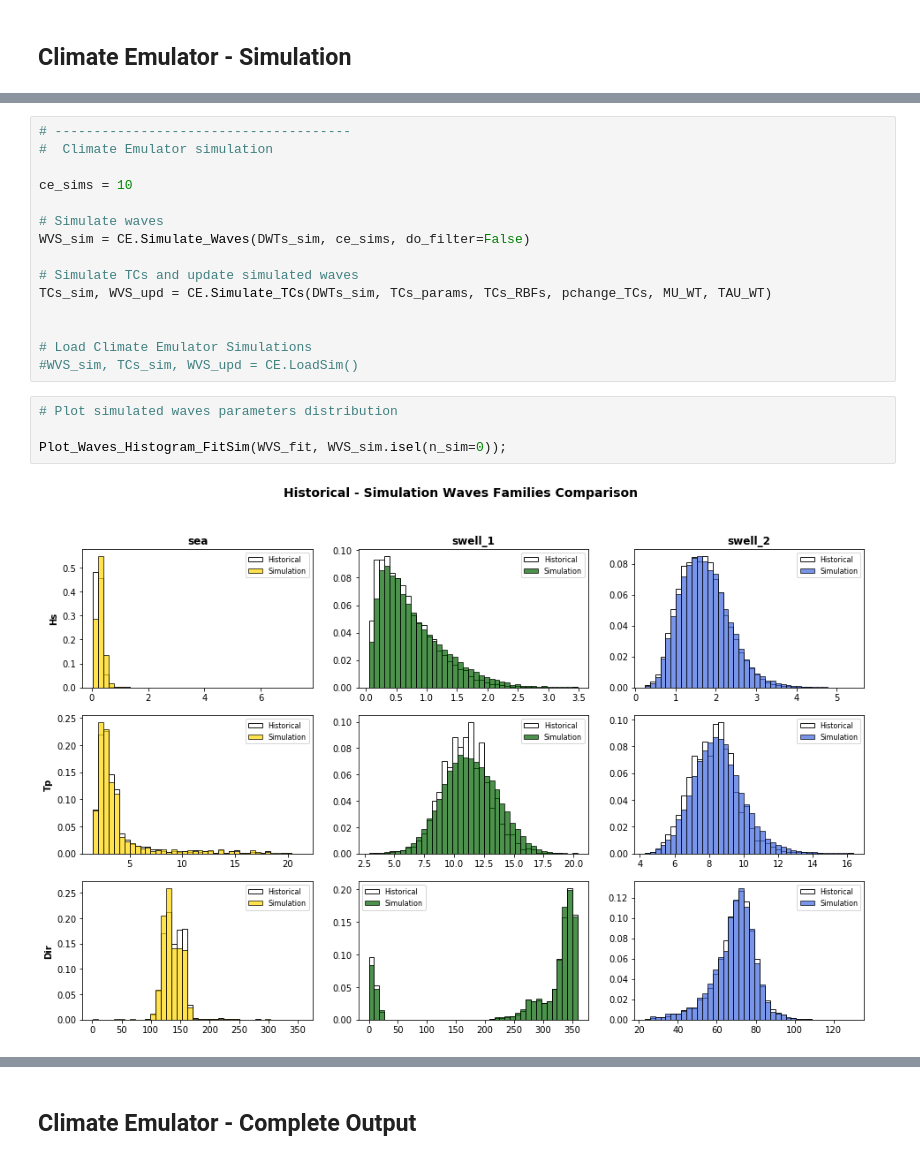
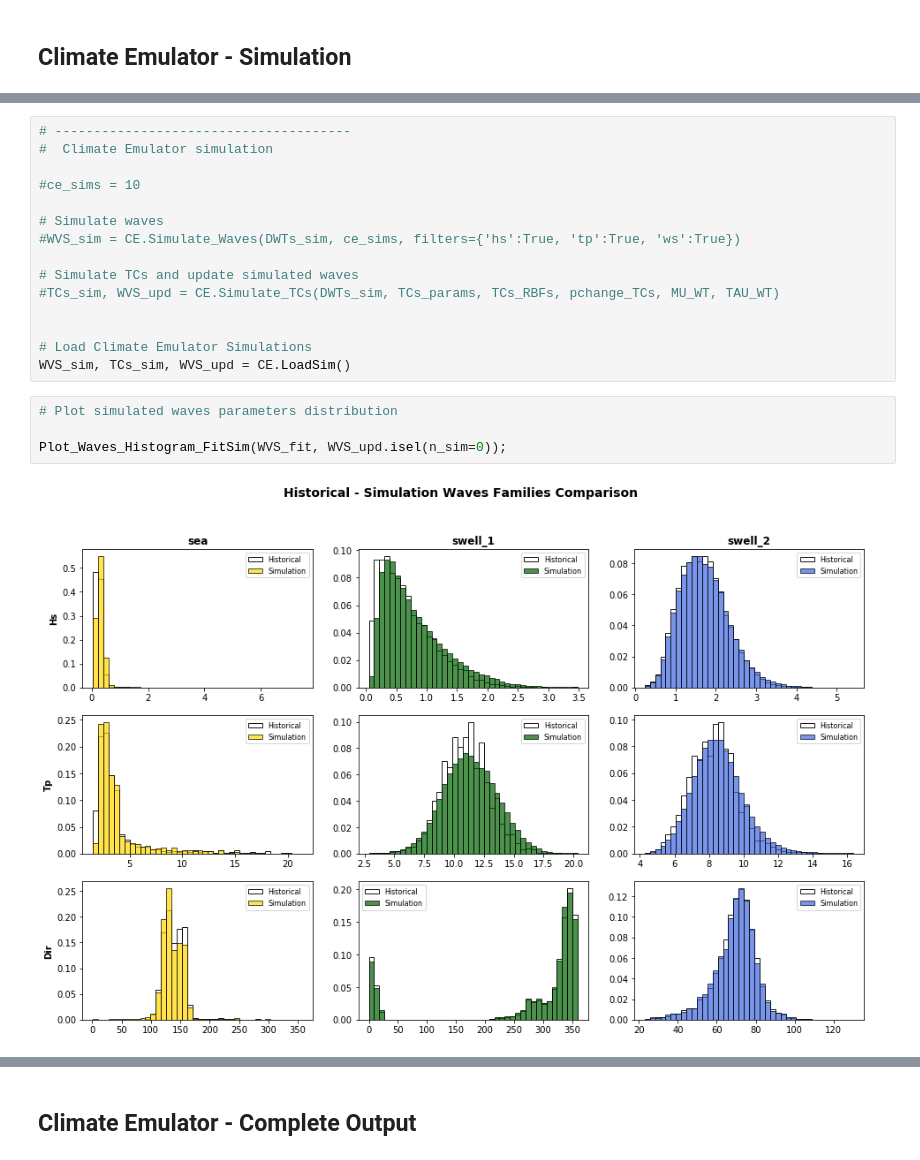
Before and after one commit to teslakit/teslakit, a Jupyter notebook: notebooks/nb_KWAJALEIN/12_Climate_Emulator.ipynb, the cells around one changed output, grey strips where cells are left out. Drawn from its saved outputs; the diff is of its cells as text.

```diff
--- a/notebooks/nb_KWAJALEIN/12_Climate_Emulator.ipynb
+++ b/notebooks/nb_KWAJALEIN/12_Climate_Emulator.ipynb
@@ -121,20 +122,20 @@ Data variables:
 # --------------------------------------
 #  Climate Emulator simulation
 
-ce_sims = 10
+#ce_sims = 10
 
 # Simulate waves
-WVS_sim = CE.Simulate_Waves(DWTs_sim, ce_sims, do_filter=False)
+#WVS_sim = CE.Simulate_Waves(DWTs_sim, ce_sims, filters={'hs':True, 'tp':True, 'ws':True})
 
 # Simulate TCs and update simulated waves
-TCs_sim, WVS_upd = CE.Simulate_TCs(DWTs_sim, TCs_params, TCs_RBFs, pchange_TCs, MU_WT, TAU_WT)
+#TCs_sim, WVS_upd = CE.Simulate_TCs(DWTs_sim, TCs_params, TCs_RBFs, pchange_TCs, MU_WT, TAU_WT)
 
 
 # Load Climate Emulator Simulations
-#WVS_sim, TCs_sim, WVS_upd = CE.LoadSim()
+WVS_sim, TCs_sim, WVS_upd = CE.LoadSim()
 # %%
 # Plot simulated waves parameters distribution
 
-Plot_Waves_Histogram_FitSim(WVS_fit, WVS_sim.isel(n_sim=0));
+Plot_Waves_Histogram_FitSim(WVS_fit, WVS_upd.isel(n_sim=0));
 # %% [output]
-[figure, old version]
+[figure, new version]
```
Also changed, not shown: parts of 12 cells of this notebook.
